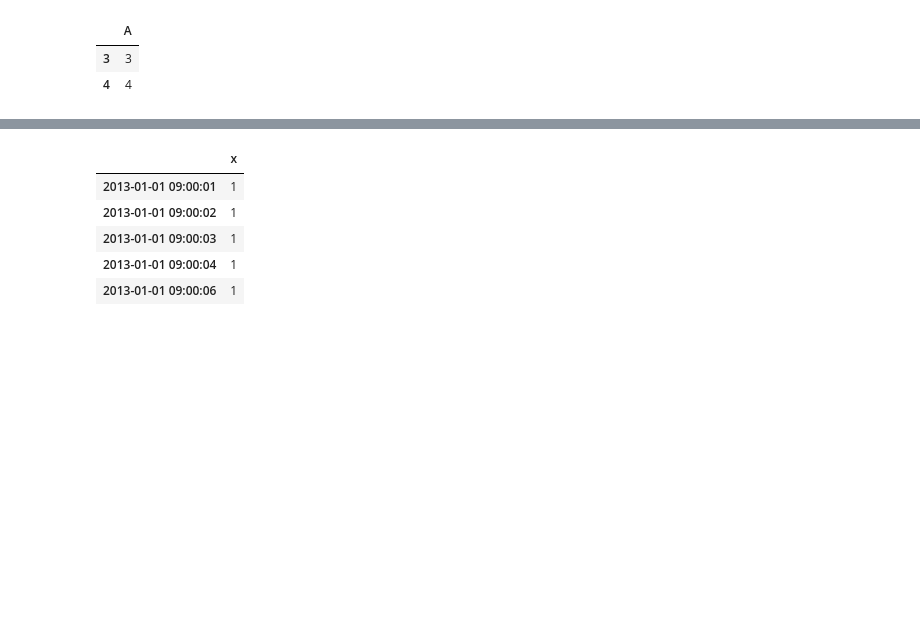
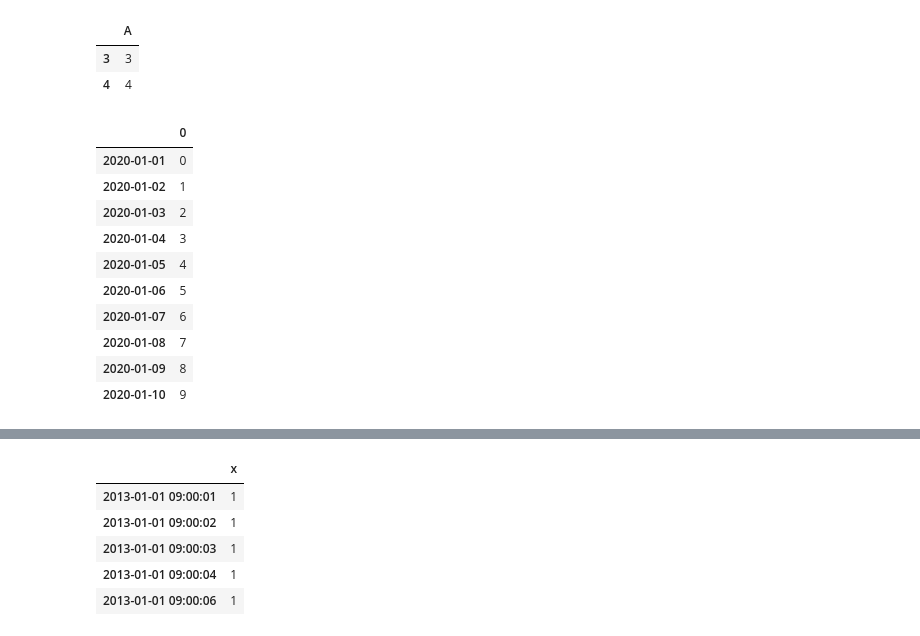
Before and after one commit to ZosoV/pandas_review, a Jupyter notebook: 008_windowing_operations.ipynb, the cells around one changed output, grey strips where cells are left out. Drawn from its saved outputs; the diff is of its cells as text; code cells hidden in the pictures; blank space fills up the shorter version.

```diff
--- a/008_windowing_operations.ipynb
+++ b/008_windowing_operations.ipynb
@@ -413,3 +470,25 @@ window 5 (type: df)
 |  | A |
 | 3 | 3 |
 | 4 | 4 |
+# %%
+from pandas.api.indexers import VariableOffsetWindowIndexer
+
+df = pd.DataFrame(range(10), index=pd.date_range("2020", periods=10))
+
+offset = pd.offsets.BDay(1)
+
+indexer = VariableOffsetWindowIndexer(index=df.index, offset=offset)
+
+df
+# %% [output]
+|  | 0 |
+| 2020-01-01 | 0 |
+| 2020-01-02 | 1 |
+| 2020-01-03 | 2 |
+| 2020-01-04 | 3 |
+| 2020-01-05 | 4 |
+| 2020-01-06 | 5 |
+| 2020-01-07 | 6 |
+| 2020-01-08 | 7 |
+| 2020-01-09 | 8 |
+| 2020-01-10 | 9 |
```
Also changed, not shown: parts of 22 cells of this notebook, 1 other file.
